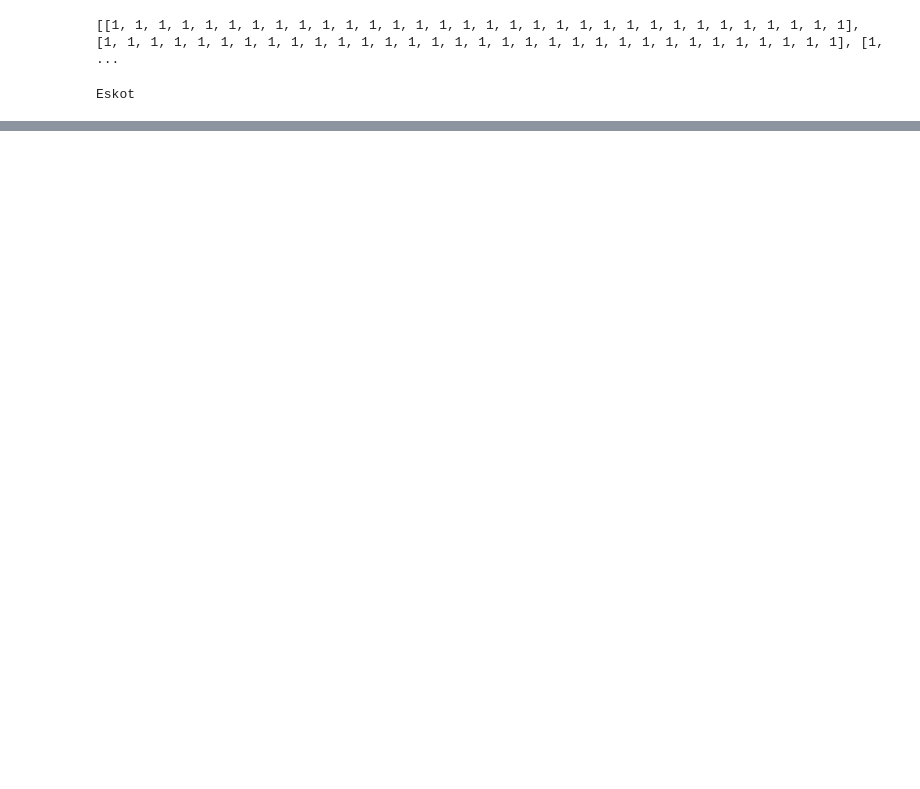
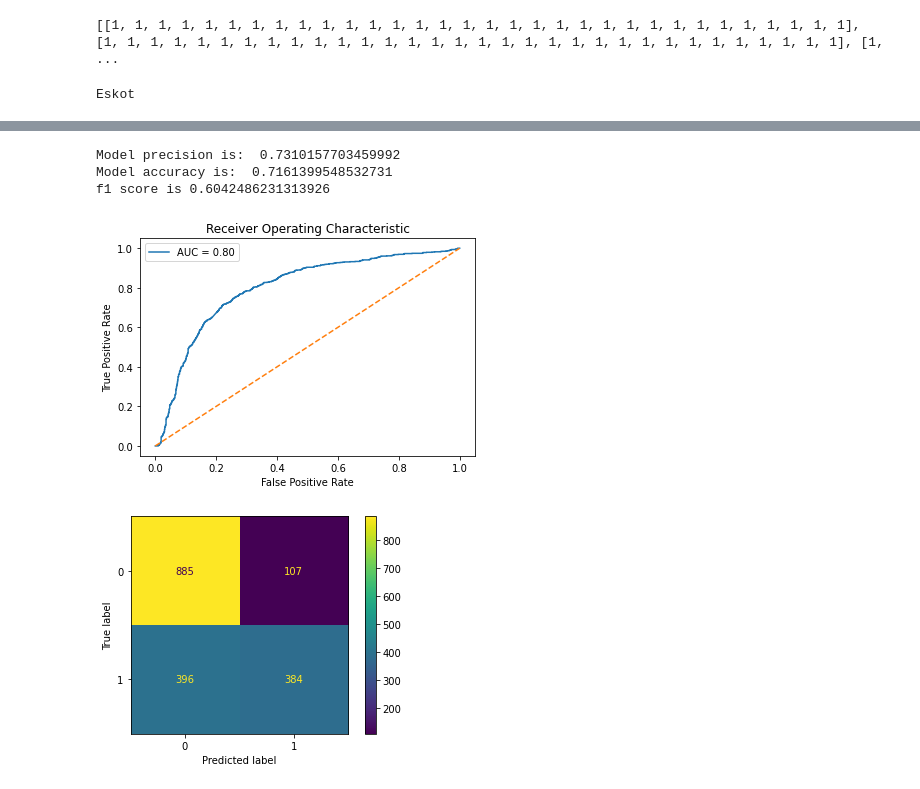
Before and after one commit to PhiloAmgad/CVD-19-Diagnosis-using-ML, a Jupyter notebook: GLCM.ipynb, the cells around one changed output, grey strips where cells are left out. Saved outputs shown, nothing was run; the diff lists cells and outputs as text; code cells hidden in the pictures; blank space fills up the shorter version.

```diff
--- a/GLCM.ipynb
+++ b/GLCM.ipynb
@@ -371,7 +350,7 @@ test_labels_encoded = le.transform(y)
 print(len(test_labels_encoded))
 X_train, X_test, y_train, y_test = train_test_split(X,
                                                     test_labels_encoded,
-                                                    test_size=.3,
-                                                    random_state=1234123)
-print(test_labels_encoded)
+                                                    random_state=8,
+                                                    test_size=.2)
+print(y)
 # %% [output]
@@ -840,13 +816,13 @@ X_for_ML = image_features
 # print(image_features.iloc[0])
 # print('Feature Extraction Done')
 # print(len(image_features))
-svm = SVC(kernel='rbf', probability=True, random_state=42)
-
+# svm = SVC(kernel='rbf', probability=True, random_state=2)
+svmI = SVC(kernel='rbf',probability=True, random_state=8)
 # fit model
-svm.fit(X_for_ML, y_train)
+svmI.fit(X_for_ML, y_train)
 print('Model Fitted Successfully')
 
-import pickle
-filename = '/content/drive/MyDrive/Semester 8/FOS_SVM_RBF_modelI_binWidth1.sav'
-pickle.dump(svm, open(filename, 'wb'))
+# import pickle
+# filename = '/content/drive/MyDrive/Semester_8/FOS_SVM_RBF_LS_binWidth1.sav'
+# pickle.dump(svm, open(filename, 'wb'))
 # %% [output]
@@ -877,0 +858,48 @@ pickle.dump(svm, open(filename, 'wb'))
+# %%
+from sklearn.metrics import f1_score
+from sklearn.metrics import ConfusionMatrixDisplay
+from sklearn import model_selection
+
+from sklearn.metrics import precision_score
+test_image_features = feature_extractorFOS(X_test)
+y_pred = svmI.predict(test_image_features)
+
+# calculate accuracyprecision = precision_score(y_test, y_pred, average='weighted')
+accuracy = accuracy_score(y_test, y_pred)
+#from sklearn.metrics import precision_score
+precision = precision_score(y_test, y_pred, average='weighted')
+print('Model precision is: ', precision)
+accuracy = accuracy_score(y_test, y_pred)
+print('Model accuracy is: ', accuracy)
+f1 = f1_score(y_test, y_pred)
+print('f1 score is',f1)
+# predict probabilities for X_test using predict_proba
+probabilities = svmI.predict_proba(test_image_features)
+
+# select the probabilities for label 1.0
+y_proba = probabilities[:, 1]
+
+# calculate false positive rate and true positive rate at different thresholds
+false_positive_rate, true_positive_rate, thresholds = roc_curve(y_test, y_proba, pos_label=1)
+
+# calculate AUC
+roc_auc = auc(false_positive_rate, true_positive_rate)
+
+plt.title('Receiver Operating Characteristic')
+# plot the false positive rate on the x axis and the true positive rate on the y axis
+roc_plot = plt.plot(false_positive_rate,
+                    true_positive_rate,
+                    label='AUC = {:0.2f}'.format(roc_auc))
+
+plt.legend(loc=0)
+plt.plot([0,1], [0,1], ls='--')
+plt.ylabel('True Positive Rate')
+plt.xlabel('False Positive Rate');
+ConfusionMatrixDisplay.from_predictions(y_test, y_pred)
+plt.show()
+# %% [output]
+Model precision is:  0.7310157703459992
+Model accuracy is:  0.7161399548532731
+f1 score is 0.6042486231313926
+[figure, added]
+[figure, added]
```
Also changed, not shown: parts of 46 cells of this notebook.
